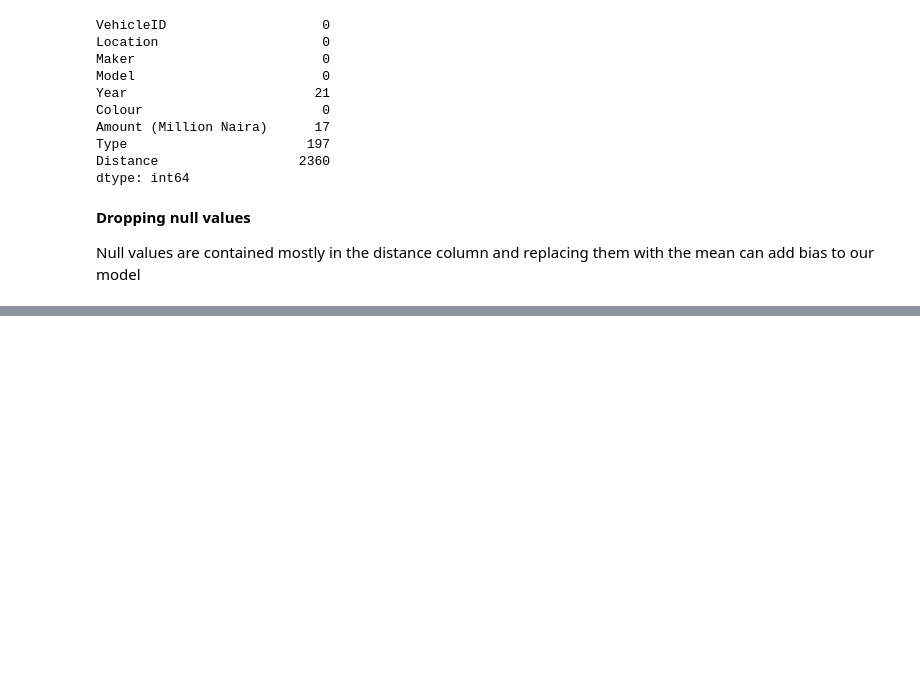
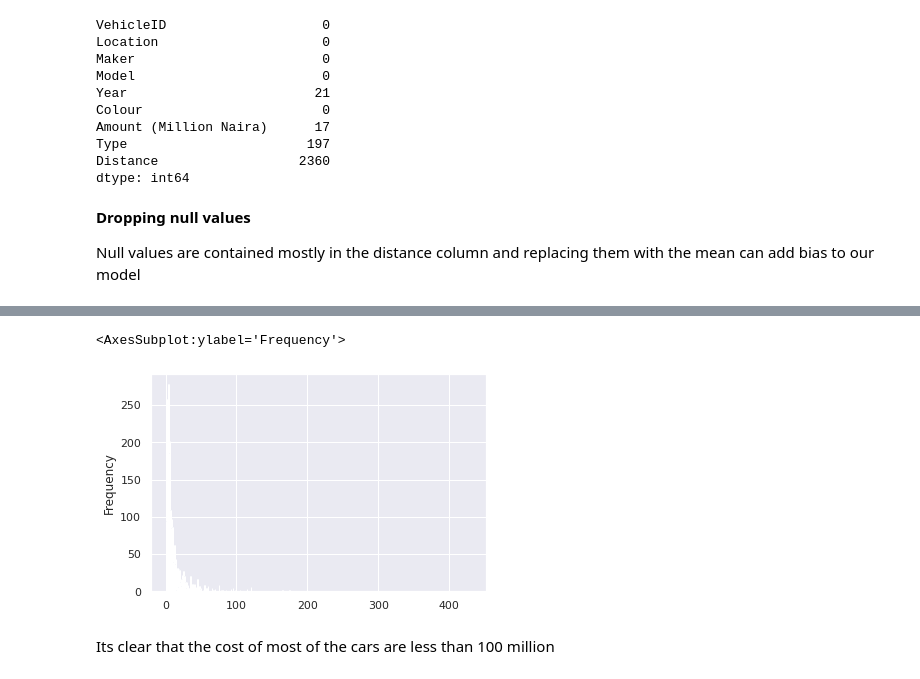
Before and after one commit to atehe/DSN_AI-INVASION_2022, a Jupyter notebook: notebook/Untitled.ipynb, the cells around one changed output, grey strips where cells are left out. Cells and saved outputs as stored; diff of their text form; code cells hidden in the pictures; blank space fills up the shorter version.

```diff
--- a/notebook/Untitled.ipynb
+++ b/notebook/Untitled.ipynb
@@ -135,0 +160,3 @@ dtype: int64
+# %%
+train.Distance = train.Distance.apply(lambda x: x.replace(',',''))
+train.Distance = train.Distance.astype('float')
@@ -139,0 +198,7 @@ Now the cleaning has been taken care of we'll be taking a deeper dive into the d
+# %%
+train['Amount (Million Naira)'].plot.hist(bins=1000)
+# %% [output]
+<AxesSubplot:ylabel='Frequency'>
+[figure, added]
+# %% [markdown]
+Its clear that the cost of most of the cars are less than 100 million
```
Also changed, not shown: parts of 14 cells of this notebook.
